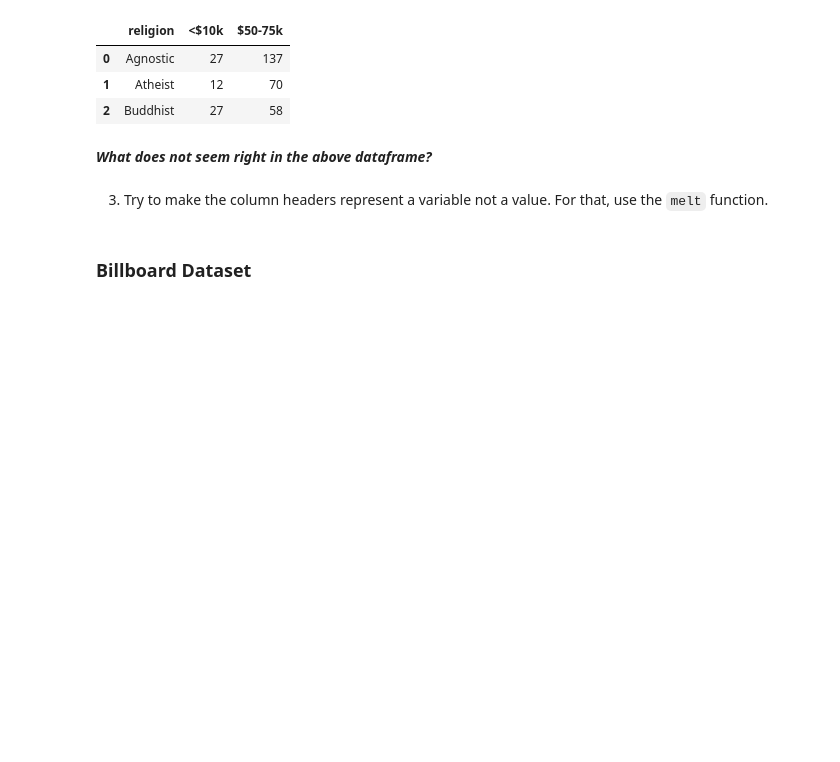
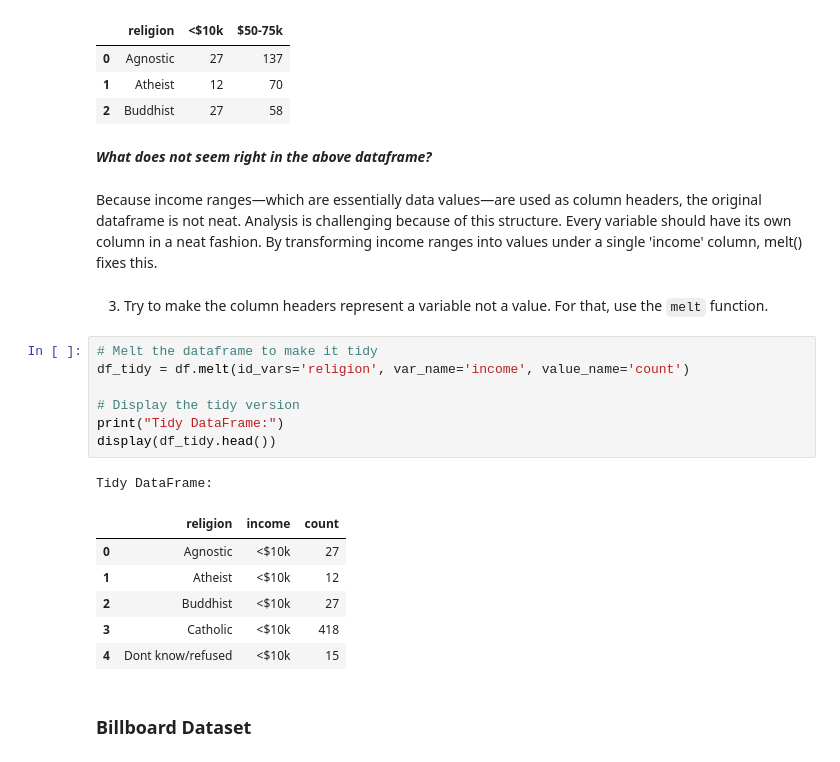
Before and after one commit to FenilPatel1279/lab-mlp, a Jupyter notebook: week5Lab_Students (1).ipynb, the cells around one changed output. Saved outputs shown, nothing was run; the diff lists cells and outputs as text; blank space fills up the shorter version.

```diff
--- a/week5Lab_Students (1).ipynb
+++ b/week5Lab_Students (1).ipynb
@@ -96,8 +96,25 @@ First 3 rows of selected columns using loc:
 | 2 | Buddhist | 27 | 58 |
 # %% [markdown]
 ***What does not seem right in the above dataframe?***
+# %% [markdown]
+Because income ranges—which are essentially data values—are used as column headers, the original dataframe is not neat.  Analysis is challenging because of this structure.  Every variable should have its own column in a neat fashion.  By transforming income ranges into values under a single 'income' column, melt() fixes this.
 # %% [markdown]
 3. Try to make the column headers represent a variable not a value. For that, use the `melt` function.
+# %%
+# Melt the dataframe to make it tidy
+df_tidy = df.melt(id_vars='religion', var_name='income', value_name='count')
+
+# Display the tidy version
+print("Tidy DataFrame:")
+display(df_tidy.head())
+# %% [output]
+Tidy DataFrame:
+|  | religion | income | count |
+| 0 | Agnostic | <$10k | 27 |
+| 1 | Atheist | <$10k | 12 |
+| 2 | Buddhist | <$10k | 27 |
+| 3 | Catholic | <$10k | 418 |
+| 4 | Dont know/refused | <$10k | 15 |
 # %% [markdown]
 ### **Billboard Dataset**
 # %% [markdown]
```
